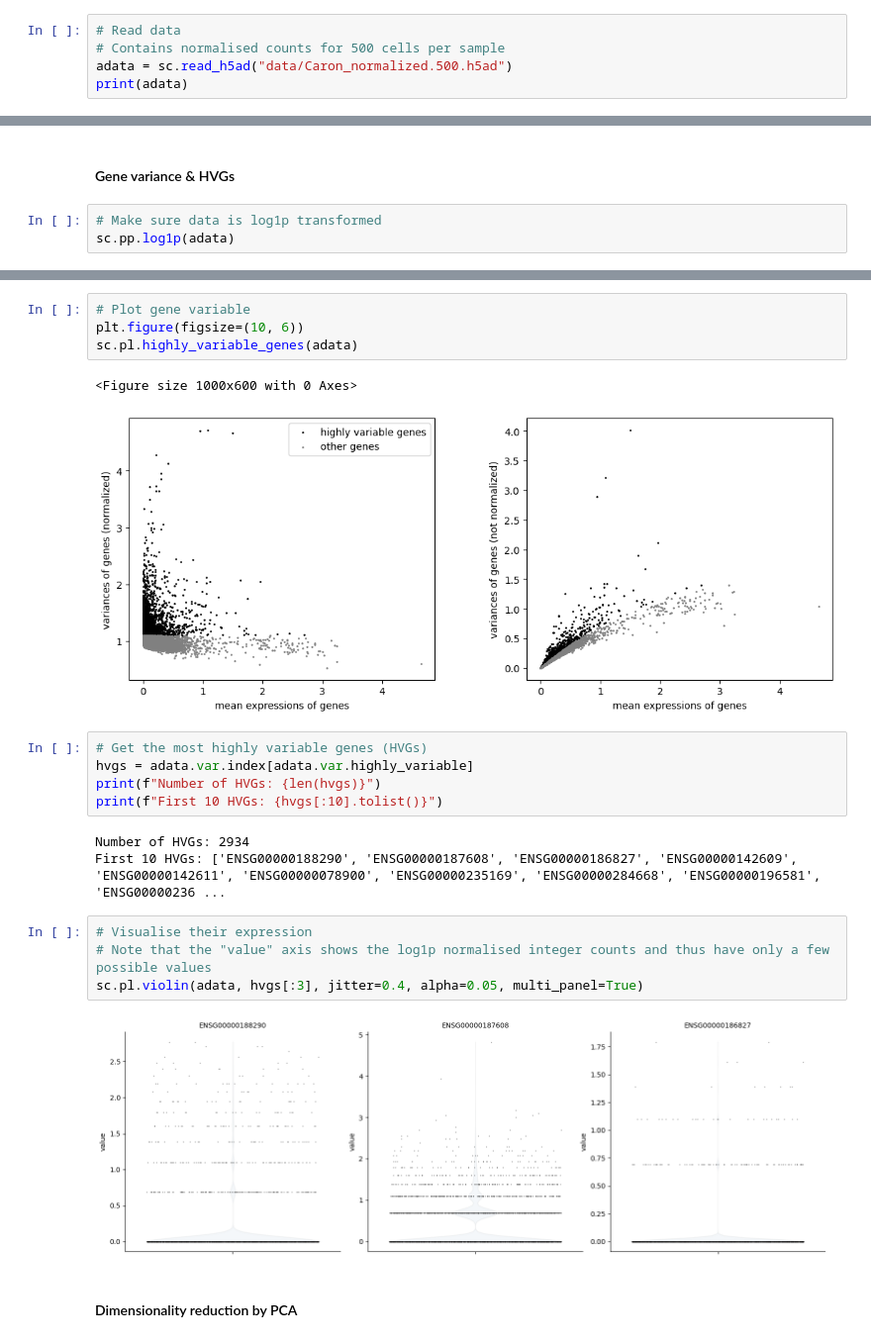
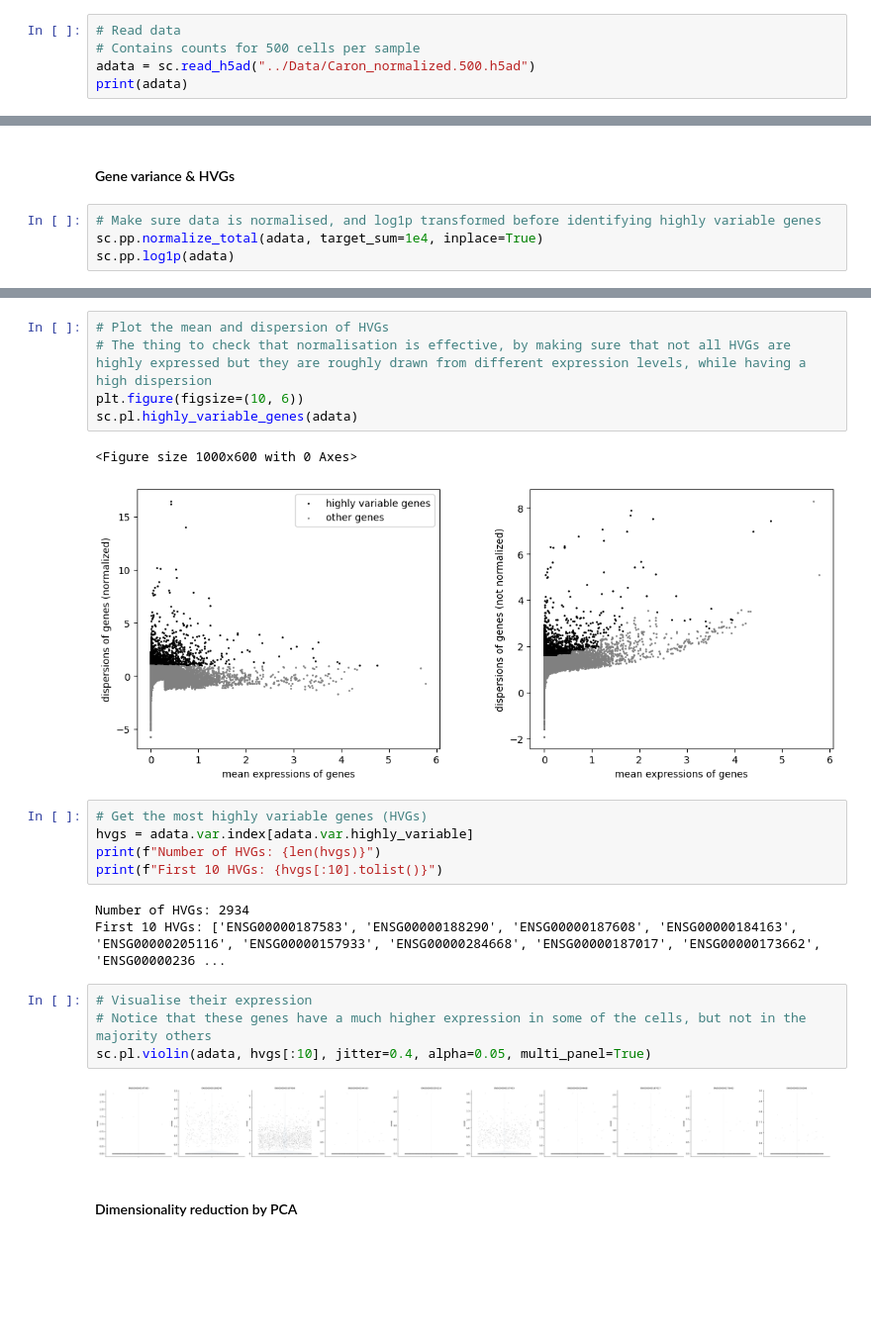
Before and after one commit to Functional-Genomics/scRNA-seq_python_course_2024, a Jupyter notebook: Demonstrations/feature_selection_dim_reduction_demo.ipynb, the cells around one changed output, grey strips where cells are left out. Shown at 99% size. Cells and saved outputs as stored; diff of their text form; blank space fills up the shorter version.

```diff
--- a/Demonstrations/feature_selection_dim_reduction_demo.ipynb
+++ b/Demonstrations/feature_selection_dim_reduction_demo.ipynb
@@ -22,8 +22,8 @@ import matplotlib
 pd.set_option('display.max_columns', 40)
 # %%
 # Read data
-# Contains normalised counts for 500 cells per sample
-adata = sc.read_h5ad("data/Caron_normalized.500.h5ad")
+# Contains counts for 500 cells per sample
+adata = sc.read_h5ad("../Data/Caron_normalized.500.h5ad")
 print(adata)
 # %% [output]
 AnnData object with n_obs × n_vars = 5500 × 29346
@@ -56,6 +69,7 @@ adata.var_names_make_unique()
 # %% [markdown]
 #### Gene variance & HVGs
 # %%
-# Make sure data is log1p transformed
+# Make sure data is normalised, and log1p transformed before identifying highly variable genes
+sc.pp.normalize_total(adata, target_sum=1e4, inplace=True)
 sc.pp.log1p(adata)
 # %%
@@ -64,10 +83,11 @@ sc.pp.highly_variable_genes(adata, n_top_genes=int(0.1 * adata.n_vars), flavor="
 # %%
-# Plot gene variable
+# Plot the mean and dispersion of HVGs
+# The thing to check that normalisation is effective, by making sure that not all HVGs are highly expressed but they are roughly drawn from different expression levels, while having a high dispersion
 plt.figure(figsize=(10, 6))
 sc.pl.highly_variable_genes(adata)
 # %% [output]
 <Figure size 1000x600 with 0 Axes>
-[figure, old version]
+[figure, new version]
 # %%
 # Get the most highly variable genes (HVGs)
 hvgs = adata.var.index[adata.var.highly_variable]
@@ -75,13 +95,13 @@ print(f"Number of HVGs: {len(hvgs)}")
 print(f"First 10 HVGs: {hvgs[:10].tolist()}")
 # %% [output]
 Number of HVGs: 2934
-First 10 HVGs: ['ENSG00000188290', 'ENSG00000187608', 'ENSG00000186827', 'ENSG00000142609', 'ENSG00000142611', 'ENSG00000078900', 'ENSG00000235169', 'ENSG00000284668', 'ENSG00000196581', 'ENSG00000236 ...
+First 10 HVGs: ['ENSG00000187583', 'ENSG00000188290', 'ENSG00000187608', 'ENSG00000184163', 'ENSG00000205116', 'ENSG00000157933', 'ENSG00000284668', 'ENSG00000187017', 'ENSG00000173662', 'ENSG00000236 ...
 # %%
 # Visualise their expression
-# Note that the "value" axis shows the log1p normalised integer counts and thus have only a few possible values
-sc.pl.violin(adata, hvgs[:3], jitter=0.4, alpha=0.05, multi_panel=True)
+# Notice that these genes have a much higher expression in some of the cells, but not in the majority others
+sc.pl.violin(adata, hvgs[:10], jitter=0.4, alpha=0.05, multi_panel=True)
 # %% [output]
-[figure, old version]
+[figure, new version]
 # %% [markdown]
 #### Dimensionality reduction by PCA
 # %%
```
Also changed, not shown: parts of 15 cells of this notebook.
